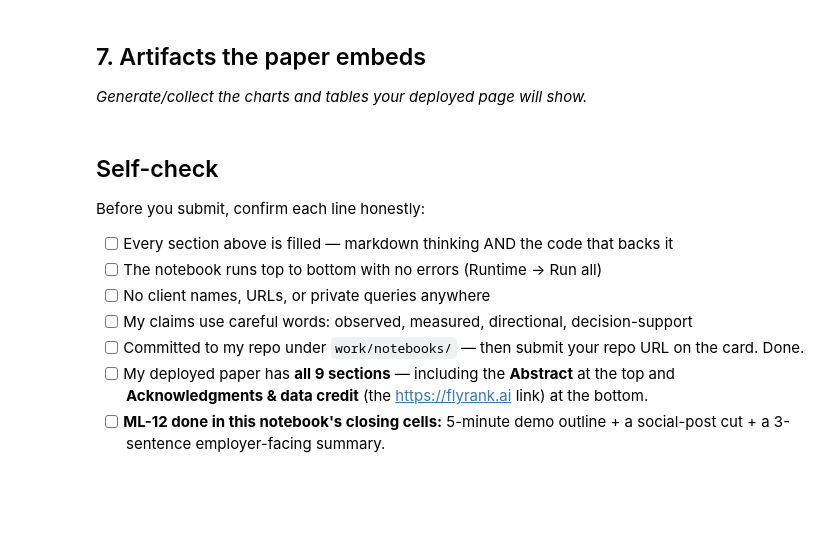
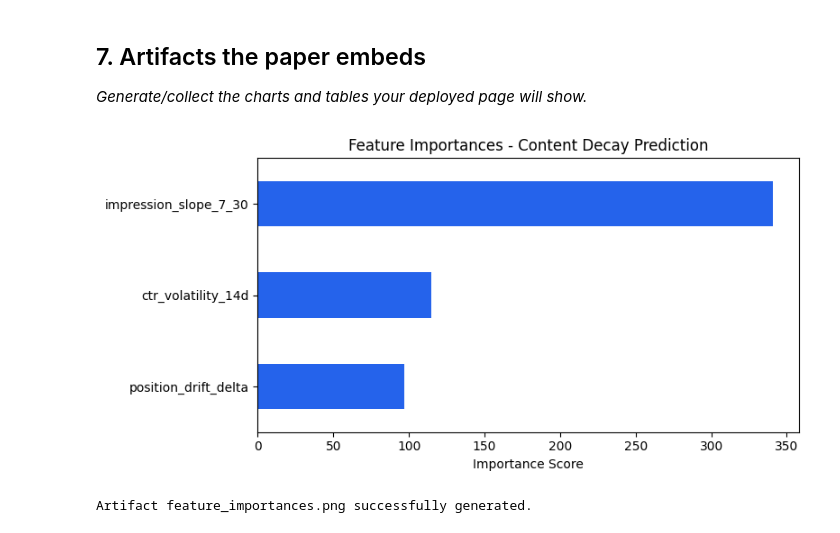
Before and after one commit to Mirageroy-dev/flyrank-ml-internship, a Jupyter notebook: work/notebooks/capstone.ipynb, the cells around one changed output. Saved outputs shown, nothing was run; the diff lists cells and outputs as text; code cells hidden in the pictures; blank space fills up the shorter version.

```diff
--- a/work/notebooks/capstone.ipynb
+++ b/work/notebooks/capstone.ipynb
@@ -34,15 +191,19 @@ This skeleton is yours to fill. Work the sections **in order** — each one has
 ## 7. Artifacts the paper embeds
 
 *Generate/collect the charts and tables your deployed page will show.*
-# %% [markdown]
-## Self-check
-
-Before you submit, confirm each line honestly:
-
-- [ ] Every section above is filled — markdown thinking AND the code that backs it
-- [ ] The notebook runs top to bottom with no errors (Runtime → Run all)
-- [ ] No client names, URLs, or private queries anywhere
-- [ ] My claims use careful words: observed, measured, directional, decision-support
-- [ ] Committed to my repo under `work/notebooks/` — then submit your repo URL on the card. Done.
-- [ ] My deployed paper has **all 9 sections** — including the **Abstract** at the top and **Acknowledgments & data credit** (the https://flyrank.ai link) at the bottom.
-- [ ] **ML-12 done in this notebook's closing cells:** 5-minute demo outline + a social-post cut + a 3-sentence employer-facing summary.
+# %%
+import matplotlib.pyplot as plt
+
+# Generate Feature Importance Artifact
+plt.figure(figsize=(8, 4))
+feature_imp = pd.Series(model.feature_importances_, index=X_sim.columns).sort_values()
+feature_imp.plot(kind='barh', color='#2563eb')
+plt.title('Feature Importances - Content Decay Prediction')
+plt.xlabel('Importance Score')
+plt.tight_layout()
+plt.savefig('feature_importances.png')
+plt.show()
+print("Artifact feature_importances.png successfully generated.")
+# %% [output]
+[figure, added]
+Artifact feature_importances.png successfully generated.
```
Also changed, not shown: parts of 19 cells of this notebook.
